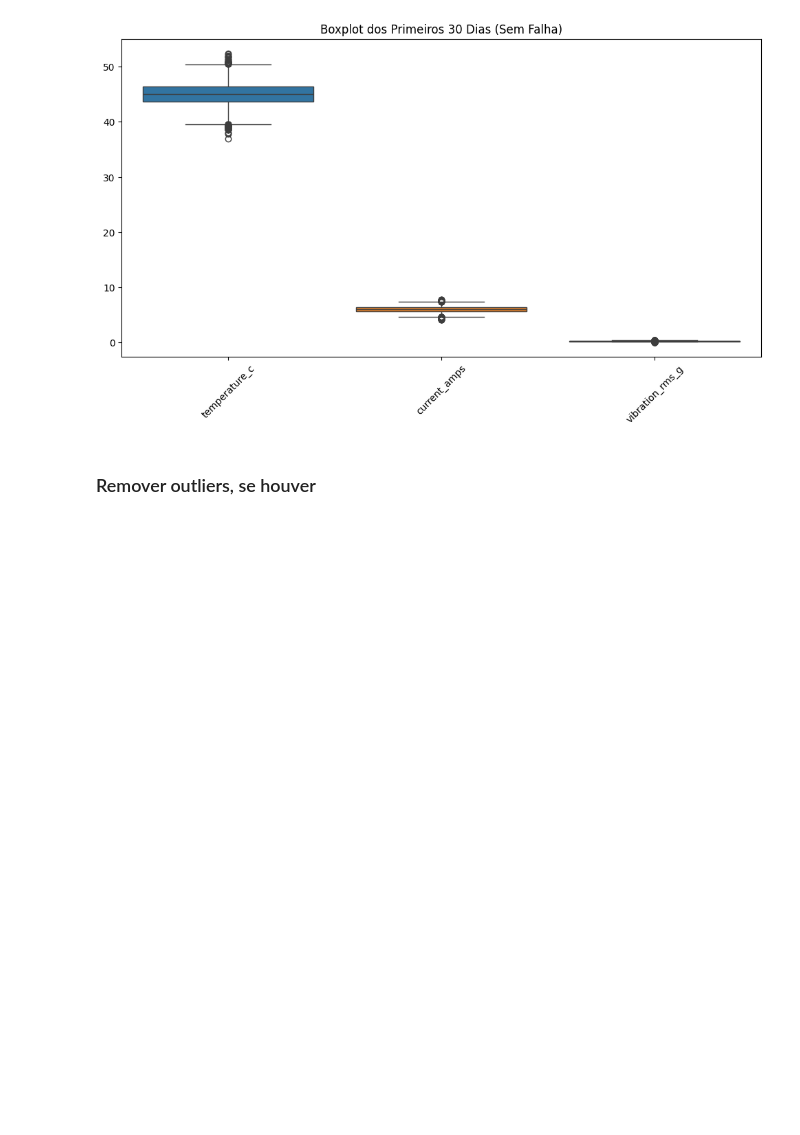
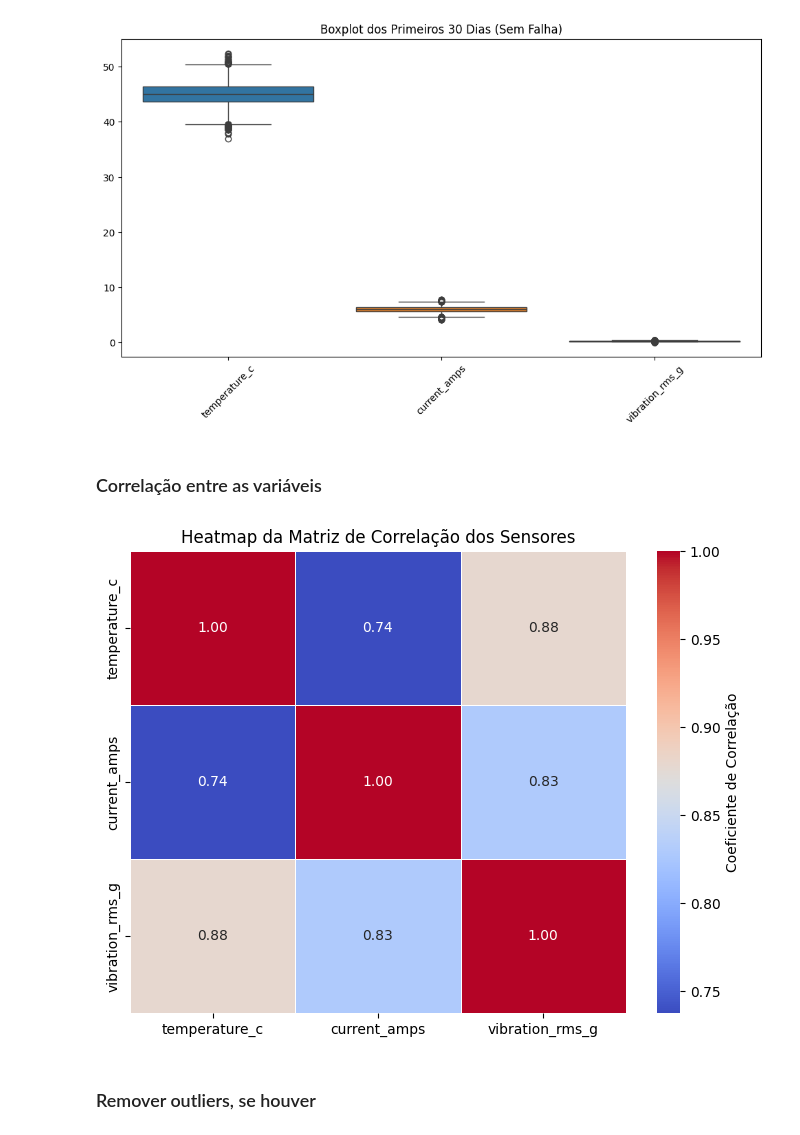
Before and after one commit to jayrom/enterprise_challenge_reply, a Jupyter notebook: sprint_3/src/exploratory.ipynb, the cells around one changed output. Drawn from its saved outputs; the diff is of its cells as text; code cells hidden in the pictures; blank space fills up the shorter version.

```diff
--- a/sprint_3/src/exploratory.ipynb
+++ b/sprint_3/src/exploratory.ipynb
@@ -192,6 +228,24 @@ plt.xticks(rotation=45)
 plt.show()
 # %% [output]
 [figure]
+# %% [markdown]
+### Correlação entre as variáveis
+# %%
+# Variáveis de interesse
+sensor_data = df[['temperature_c', 'current_amps', 'vibration_rms_g']]
+
+# Matriz de correlação
+correlation_matrix = sensor_data.corr()
+
+# Heatmap para visualizar a correlação
+plt.figure(figsize=(8, 6))
+sns.heatmap(correlation_matrix, annot=True, cmap='coolwarm', fmt=".2f",
+            linewidths=.5, cbar_kws={'label': 'Coeficiente de Correlação'})
+
+plt.title('Heatmap da Matriz de Correlação dos Sensores')
+plt.show()
+# %% [output]
+[figure, added]
 # %% [markdown]
 ### Remover outliers, se houver
 # %%
```
Also changed, not shown: parts of 7 cells of this notebook.
